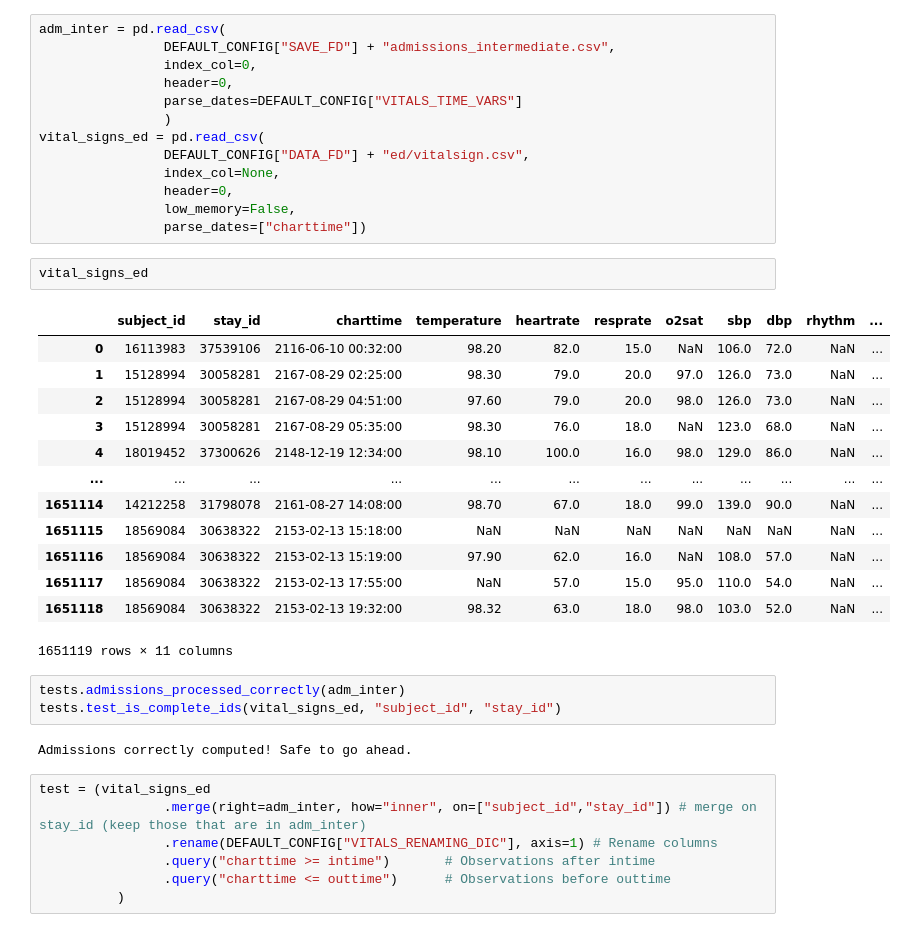
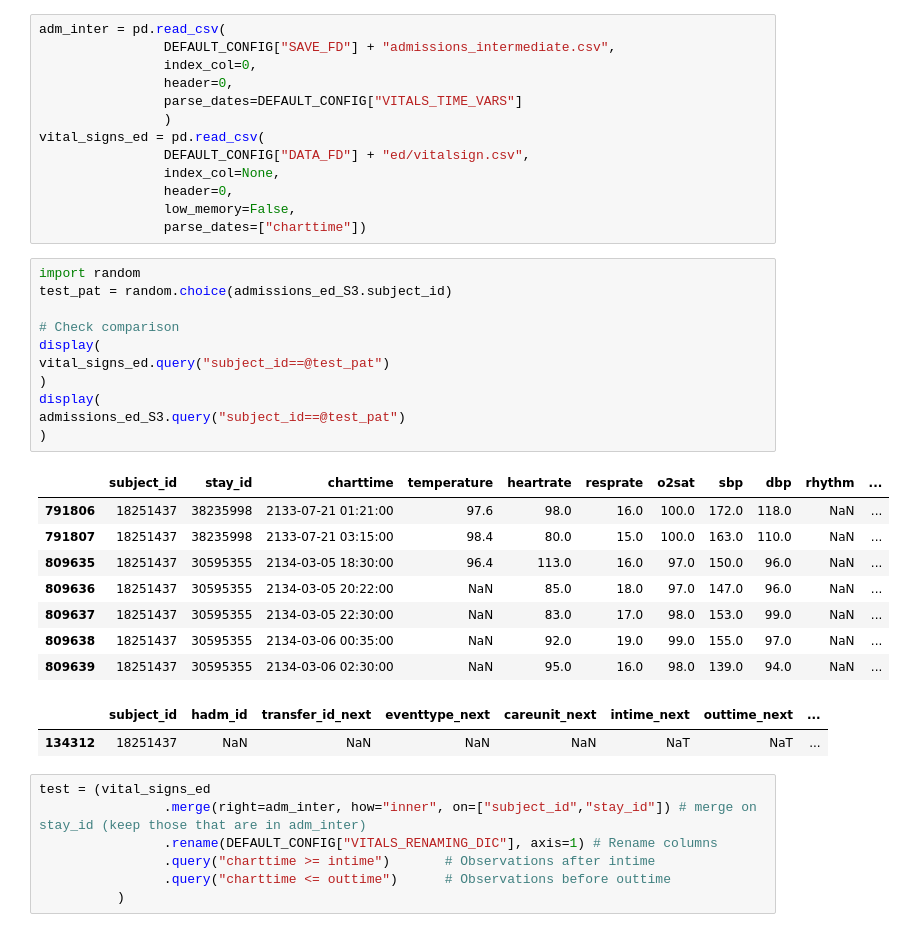
Before and after one commit to hrna-ox/VarPhenClustering, a Jupyter notebook: Developing Code.ipynb, the cells around one changed output. Cells and saved outputs as stored; diff of their text form.

```diff
--- a/Developing Code.ipynb
+++ b/Developing Code.ipynb
@@ -32,27 +32,28 @@ vital_signs_ed = pd.read_csv(
                 header=0,
                 low_memory=False,
                 parse_dates=["charttime"])
-# %%
-vital_signs_ed
-# %% [output]
-|  | subject_id | stay_id | charttime | temperature | heartrate | resprate | o2sat | sbp | dbp | rhythm | ... |
-| 0 | 16113983 | 37539106 | 2116-06-10 00:32:00 | 98.20 | 82.0 | 15.0 | NaN | 106.0 | 72.0 | NaN | ... |
-| 1 | 15128994 | 30058281 | 2167-08-29 02:25:00 | 98.30 | 79.0 | 20.0 | 97.0 | 126.0 | 73.0 | NaN | ... |
-| 2 | 15128994 | 30058281 | 2167-08-29 04:51:00 | 97.60 | 79.0 | 20.0 | 98.0 | 126.0 | 73.0 | NaN | ... |
-| 3 | 15128994 | 30058281 | 2167-08-29 05:35:00 | 98.30 | 76.0 | 18.0 | NaN | 123.0 | 68.0 | NaN | ... |
-| 4 | 18019452 | 37300626 | 2148-12-19 12:34:00 | 98.10 | 100.0 | 16.0 | 98.0 | 129.0 | 86.0 | NaN | ... |
-| ... | ... | ... | ... | ... | ... | ... | ... | ... | ... | ... | ... |
-| 1651114 | 14212258 | 31798078 | 2161-08-27 14:08:00 | 98.70 | 67.0 | 18.0 | 99.0 | 139.0 | 90.0 | NaN | ... |
-| 1651115 | 18569084 | 30638322 | 2153-02-13 15:18:00 | NaN | NaN | NaN | NaN | NaN | NaN | NaN | ... |
-| 1651116 | 18569084 | 30638322 | 2153-02-13 15:19:00 | 97.90 | 62.0 | 16.0 | NaN | 108.0 | 57.0 | NaN | ... |
-| 1651117 | 18569084 | 30638322 | 2153-02-13 17:55:00 | NaN | 57.0 | 15.0 | 95.0 | 110.0 | 54.0 | NaN | ... |
-| 1651118 | 18569084 | 30638322 | 2153-02-13 19:32:00 | 98.32 | 63.0 | 18.0 | 98.0 | 103.0 | 52.0 | NaN | ... |
-1651119 rows × 11 columns
 # %%
-tests.admissions_processed_correctly(adm_inter)
-tests.test_is_complete_ids(vital_signs_ed, "subject_id", "stay_id")
+import random
+test_pat = random.choice(admissions_ed_S3.subject_id)
+
+# Check comparison
+display(
+vital_signs_ed.query("subject_id==@test_pat")
+)
+display(
+admissions_ed_S3.query("subject_id==@test_pat")
+)
 # %% [output]
-Admissions correctly computed! Safe to go ahead.
+|  | subject_id | stay_id | charttime | temperature | heartrate | resprate | o2sat | sbp | dbp | rhythm | ... |
+| 791806 | 18251437 | 38235998 | 2133-07-21 01:21:00 | 97.6 | 98.0 | 16.0 | 100.0 | 172.0 | 118.0 | NaN | ... |
+| 791807 | 18251437 | 38235998 | 2133-07-21 03:15:00 | 98.4 | 80.0 | 15.0 | 100.0 | 163.0 | 110.0 | NaN | ... |
+| 809635 | 18251437 | 30595355 | 2134-03-05 18:30:00 | 96.4 | 113.0 | 16.0 | 97.0 | 150.0 | 96.0 | NaN | ... |
+| 809636 | 18251437 | 30595355 | 2134-03-05 20:22:00 | NaN | 85.0 | 18.0 | 97.0 | 147.0 | 96.0 | NaN | ... |
+| 809637 | 18251437 | 30595355 | 2134-03-05 22:30:00 | NaN | 83.0 | 17.0 | 98.0 | 153.0 | 99.0 | NaN | ... |
+| 809638 | 18251437 | 30595355 | 2134-03-06 00:35:00 | NaN | 92.0 | 19.0 | 99.0 | 155.0 | 97.0 | NaN | ... |
+| 809639 | 18251437 | 30595355 | 2134-03-06 02:30:00 | NaN | 95.0 | 16.0 | 98.0 | 139.0 | 94.0 | NaN | ... |
+|  | subject_id | hadm_id | transfer_id_next | eventtype_next | careunit_next | intime_next | outtime_next | ... |
+| 134312 | 18251437 | NaN | NaN | NaN | NaN | NaT | NaT | ... |
 # %%
 test = (vital_signs_ed
 	      		.merge(right=adm_inter, how="inner", on=["subject_id","stay_id"]) # merge on stay_id (keep those that are in adm_inter)
```
Also changed, not shown: 3 other files.
